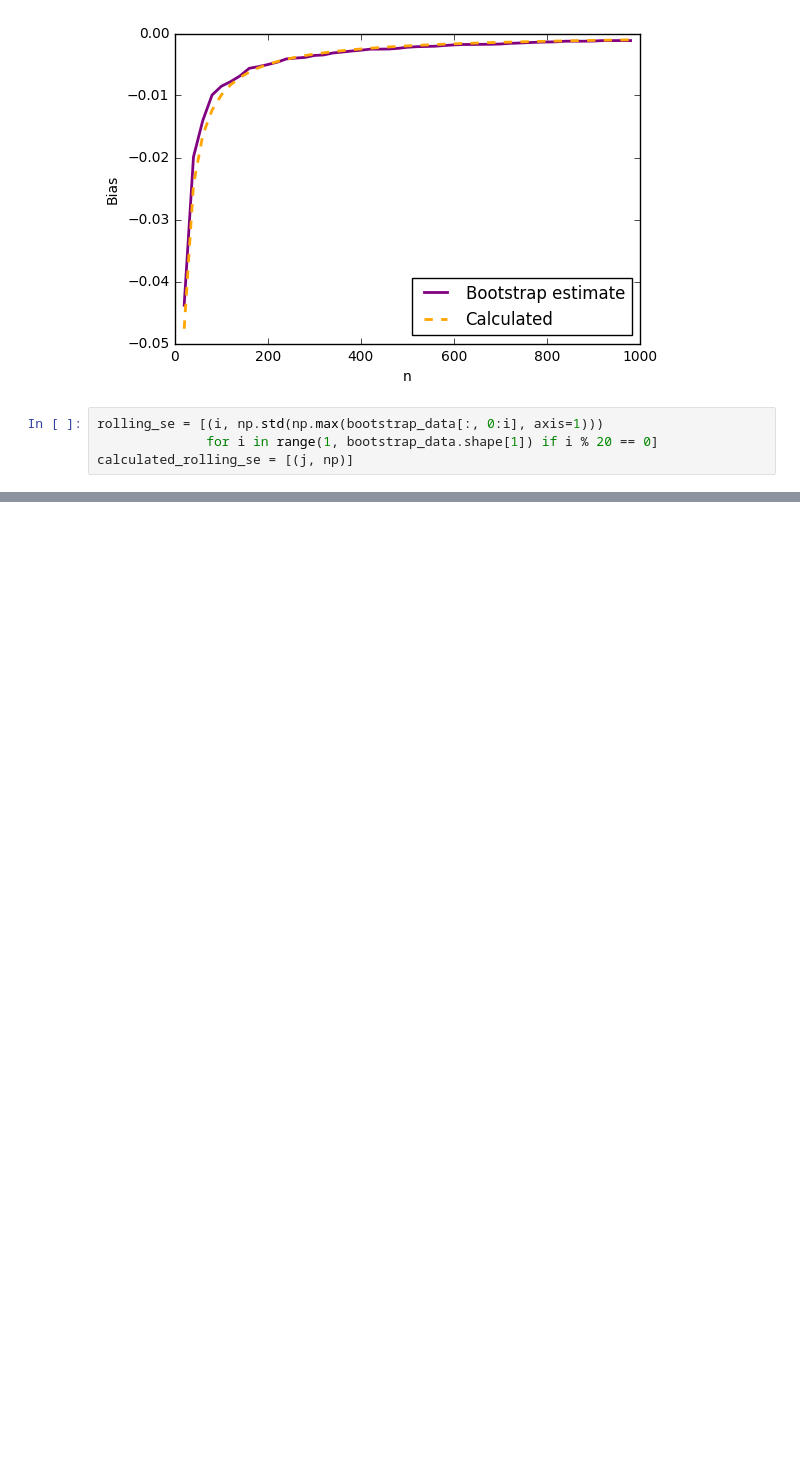
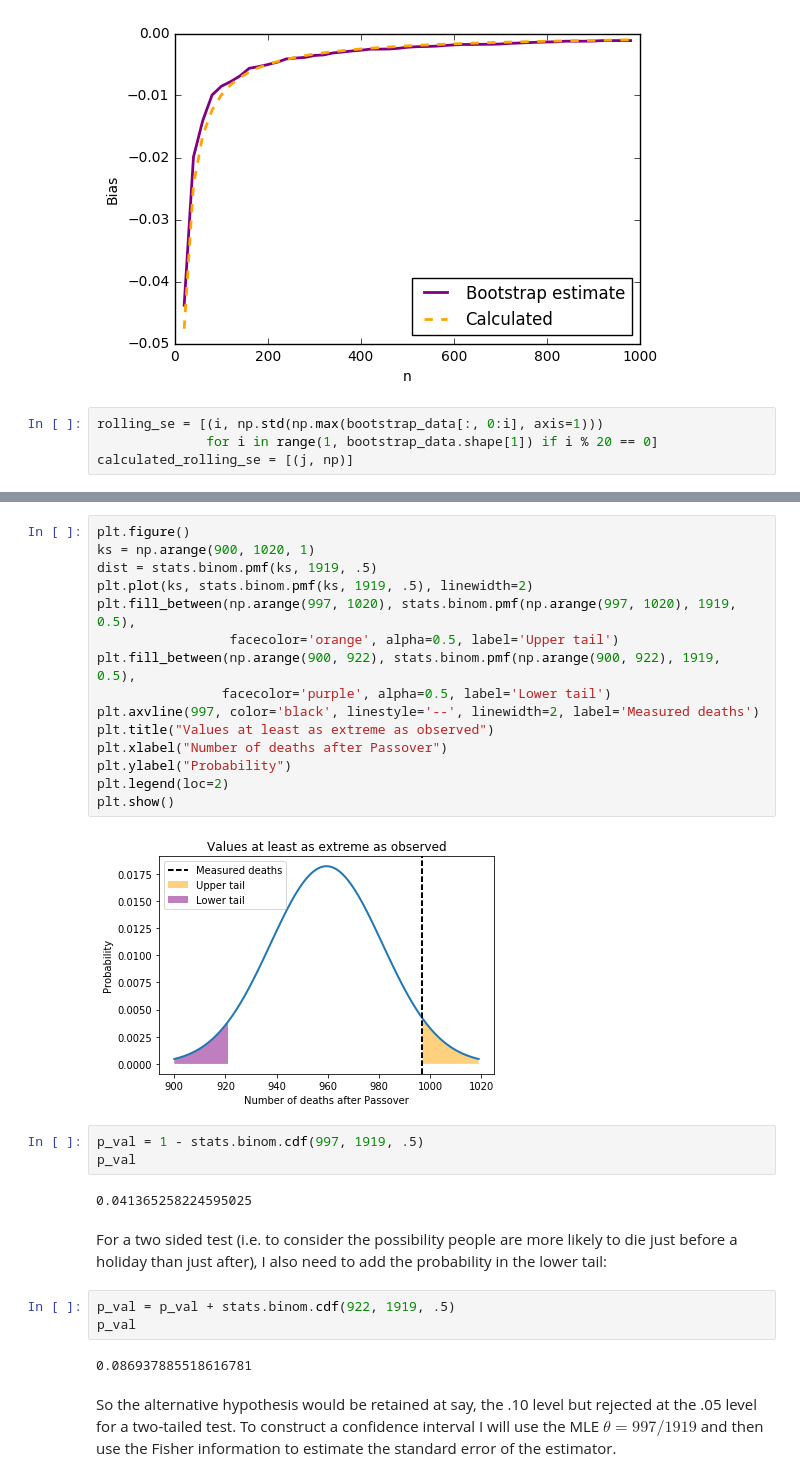
Before and after one commit to KMLDS/AoSSimulations, a Jupyter notebook: aos_simulations.ipynb, the cells around one changed output, grey strips where cells are left out. Saved outputs shown, nothing was run; the diff lists cells and outputs as text; blank space fills up the shorter version.

```diff
--- a/aos_simulations.ipynb
+++ b/aos_simulations.ipynb
@@ -87,0 +96,31 @@ calculated_rolling_se = [(j, np)]
+# %%
+plt.figure()
+ks = np.arange(900, 1020, 1)
+dist = stats.binom.pmf(ks, 1919, .5)
+plt.plot(ks, stats.binom.pmf(ks, 1919, .5), linewidth=2)
+plt.fill_between(np.arange(997, 1020), stats.binom.pmf(np.arange(997, 1020), 1919, 0.5),
+                 facecolor='orange', alpha=0.5, label='Upper tail')
+plt.fill_between(np.arange(900, 922), stats.binom.pmf(np.arange(900, 922), 1919, 0.5),
+                facecolor='purple', alpha=0.5, label='Lower tail')
+plt.axvline(997, color='black', linestyle='--', linewidth=2, label='Measured deaths')
+plt.title("Values at least as extreme as observed")
+plt.xlabel("Number of deaths after Passover")
+plt.ylabel("Probability")
+plt.legend(loc=2)
+plt.show()
+# %% [output]
+[figure, added]
+# %%
+p_val = 1 - stats.binom.cdf(997, 1919, .5)
+p_val
+# %% [output]
+0.041365258224595025
+# %% [markdown]
+For a two sided test (i.e. to consider the possibility people are more likely to die just before a holiday than just after), I also need to add the probability in the lower tail:
+# %%
+p_val = p_val + stats.binom.cdf(922, 1919, .5)
+p_val
+# %% [output]
+0.086937885518616781
+# %% [markdown]
+So the alternative hypothesis would be retained at say, the .10 level but rejected at the .05 level for a two-tailed test.  To construct a confidence interval I will use the MLE $\theta = 997/1919$ and then use the Fisher information to estimate the standard error of the estimator.
```
Also changed, not shown: parts of 9 cells of this notebook.
